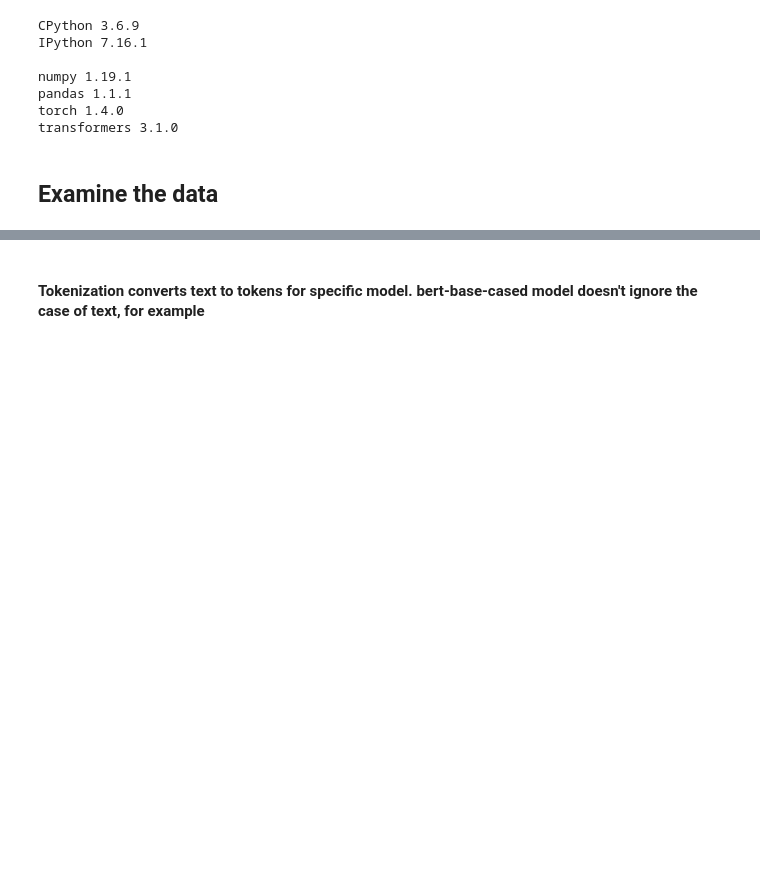
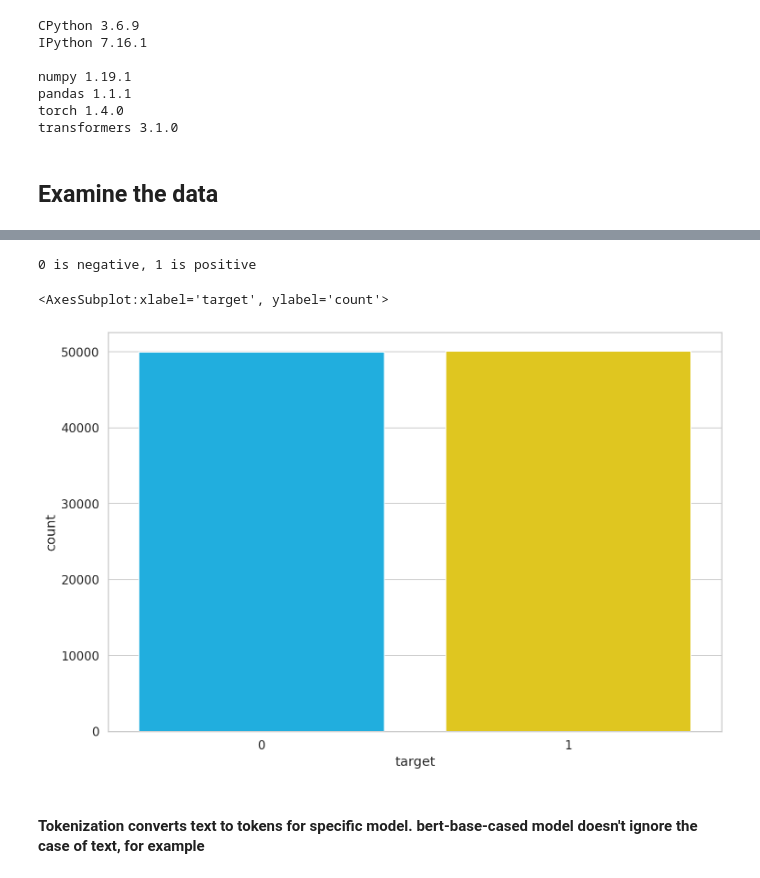
Before and after one commit to mikeusru/sentiment-analysis-bert, a Jupyter notebook: Twitter Sentiment Analysis with Transformers.ipynb, the cells around one changed output, grey strips where cells are left out. Drawn from its saved outputs; the diff is of its cells as text; code cells hidden in the pictures; blank space fills up the shorter version.

```diff
--- a/Twitter Sentiment Analysis with Transformers.ipynb
+++ b/Twitter Sentiment Analysis with Transformers.ipynb
@@ -83,3 +104,10 @@ sns.countplot(df.target)
+# %%
+print(f'\n{0} is negative, {1} is positive\n')
+sns.countplot(df.target)
+# %% [output]
+0 is negative, 1 is positive
+<AxesSubplot:xlabel='target', ylabel='count'>
+[figure, added]
 # %%
 class_names = ['negative', 'positive']
 # %%
```
Also changed, not shown: parts of 29 cells of this notebook, 1 other file.
